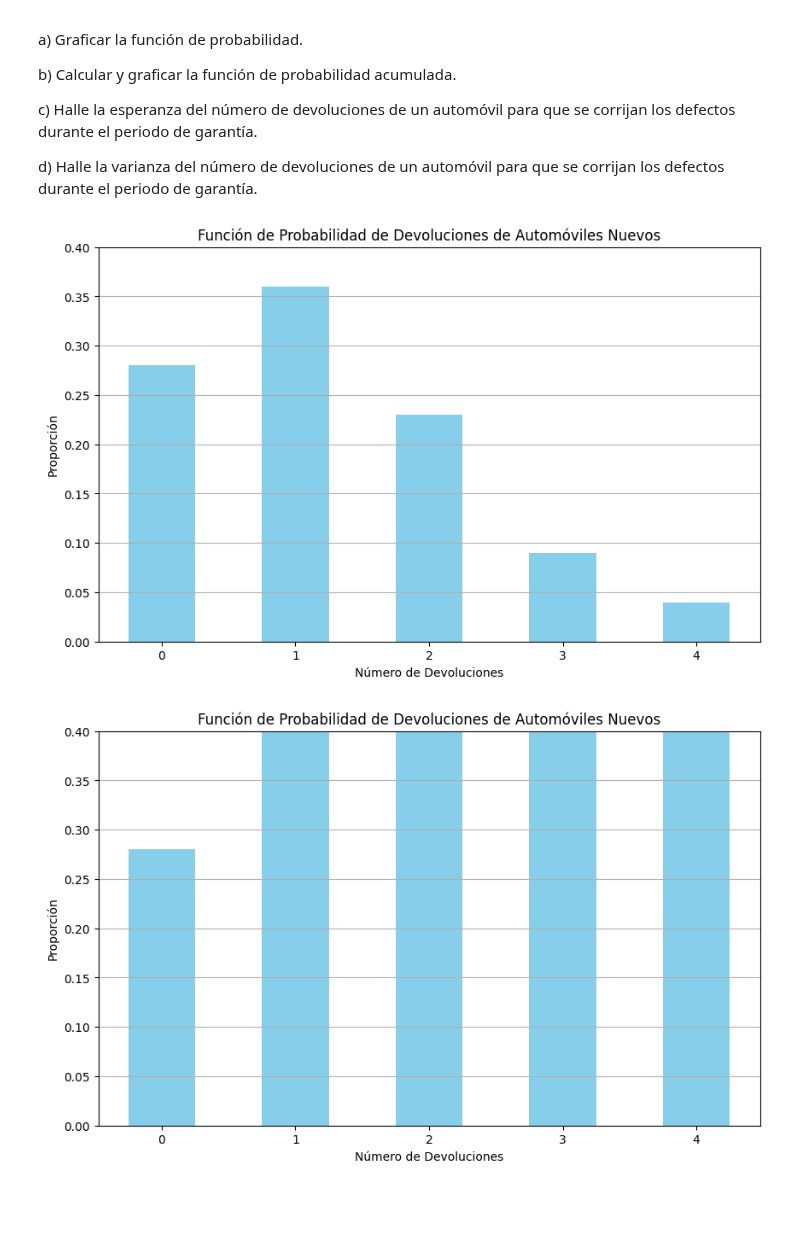
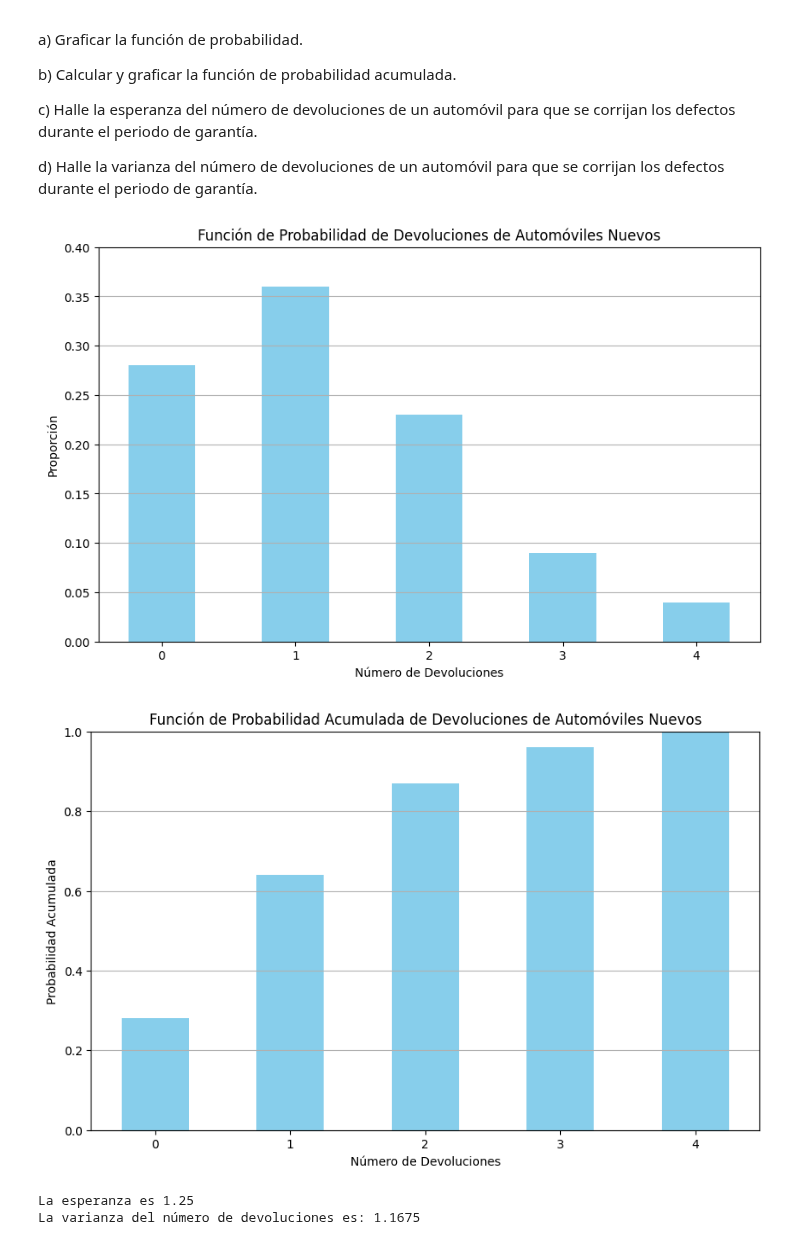
Before and after one commit to phobbins/AnalisisDatos, a Jupyter notebook: Practico3/Practico3_AdD.ipynb, the cells around one changed output. Drawn from its saved outputs; the diff is of its cells as text; code cells hidden in the pictures; blank space fills up the shorter version.

```diff
--- a/Practico3/Practico3_AdD.ipynb
+++ b/Practico3/Practico3_AdD.ipynb
@@ -145,43 +156,58 @@ corrijan los defectos durante el periodo de garantía.
 # %%
 import numpy as np
 import matplotlib.pyplot as plt
 
-devoluciones = np.array([0,1,2,3,4])
-proporciones = np.array([0.28,0.36,0.23,0.09,0.04])
+# Datos
+devoluciones = np.array([0, 1, 2, 3, 4])
+proporciones = np.array([0.28, 0.36, 0.23, 0.09, 0.04])
 
-
-#A) Funcion de probabilidad
+# A) Función de probabilidad
 plt.figure(figsize=(10, 6))
 plt.bar(devoluciones, proporciones, color='skyblue', width=0.5)
 
 # Etiquetas y título
 plt.title('Función de Probabilidad de Devoluciones de Automóviles Nuevos')
 plt.xlabel('Número de Devoluciones')
 plt.ylabel('Proporción')
-plt.xticks(devoluciones)  # Asegura que los ticks en el eje x sean los valores de devoluciones
-plt.ylim(0, 0.4)  # Ajustar el límite del eje y para mejor visualización
+plt.xticks(devoluciones)
+plt.ylim(0, 0.4)
+
+
+plt.grid(axis='y')
+plt.show()
+
+# B) Probabilidad acumulada
+probabilidad_acumulada = np.cumsum(proporciones)
+
+plt.figure(figsize=(10, 6))
+plt.bar(devoluciones, probabilidad_acumulada, color='skyblue', width=0.5)
+
+
+plt.title('Función de Probabilidad Acumulada de Devoluciones de Automóviles Nuevos')
+plt.xlabel('Número de Devoluciones')
+plt.ylabel('Probabilidad Acumulada')
+plt.xticks(devoluciones)
+plt.ylim(0, 1)
 
 # Mostrar el gráfico
 plt.grid(axis='y')
 plt.show()
 
 
-#B) probabilidad acumulada
-probabilidad_acumulada = np.cumsum(proporciones)
 
-plt.figure(figsize=(10, 6))
-plt.bar(devoluciones, probabilidad_acumulada, color='skyblue', width=0.5)
 
-# Etiquetas y título
-plt.title('Función de Probabilidad de Devoluciones de Automóviles Nuevos')
-plt.xlabel('Número de Devoluciones')
-plt.ylabel('Proporción')
-plt.xticks(devoluciones)  # Asegura que los ticks en el eje x sean los valores de devoluciones
-plt.ylim(0, 0.4)  # Ajustar el límite del eje y para mejor visualización
+#C) Cálculo de la esperanza
+esperanza = np.sum(devoluciones * proporciones)
+print('La esperanza es', esperanza)
 
-# Mostrar el gráfico
-plt.grid(axis='y')
-plt.show()
+#D) Varianza, Var E(X^2) - [E(X)]^2
+esperanza = np.sum(devoluciones * proporciones)
+# Cálculo de E(X^2)
+esperanza_cuadrado = np.sum((devoluciones ** 2) * proporciones)
+varianza = esperanza_cuadrado - (esperanza ** 2)
+print("La varianza del número de devoluciones es:", varianza)
 # %% [output]
 [figure]
-[figure, old version]
+[figure, new version]
+La esperanza es 1.25
+La varianza del número de devoluciones es: 1.1675
```
Also changed, not shown: parts of 1 cell of this notebook.
